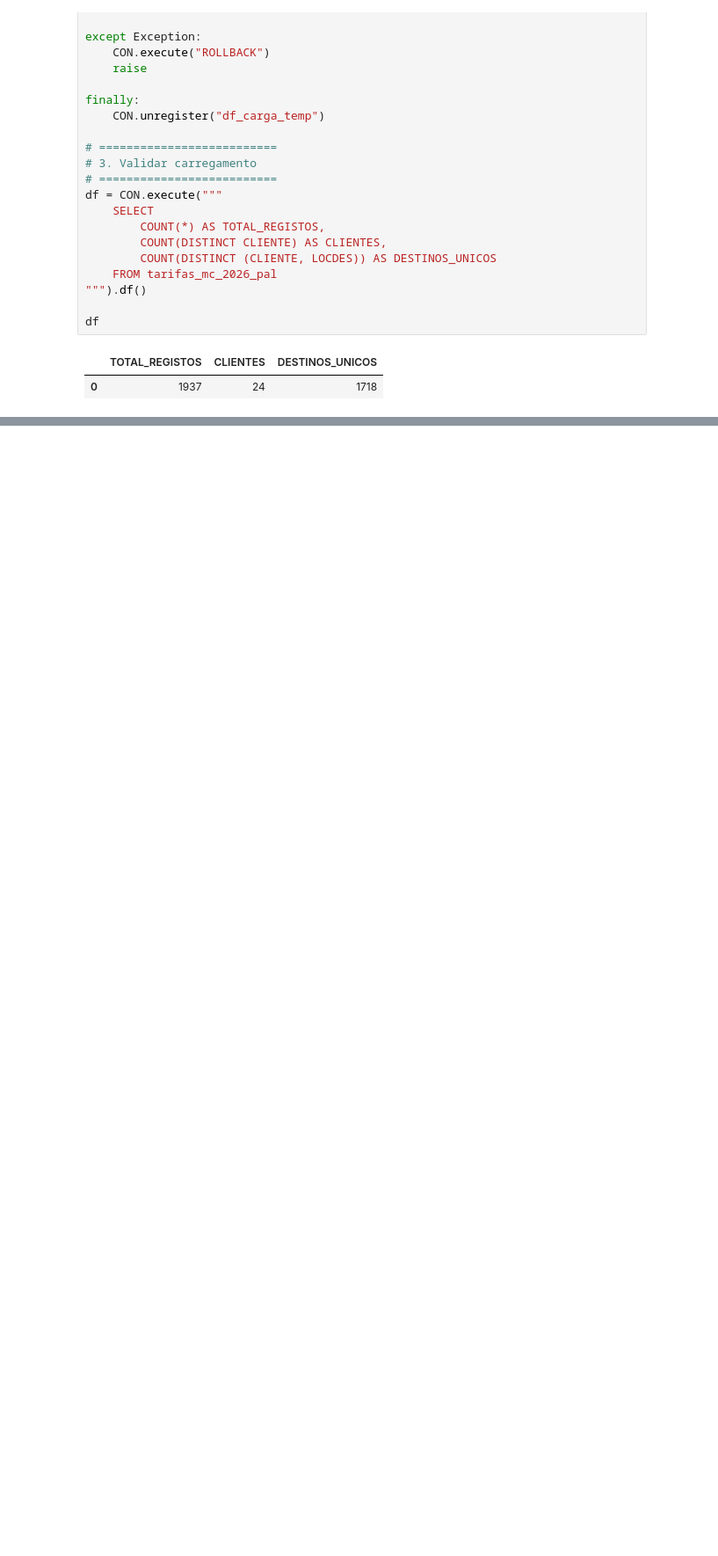
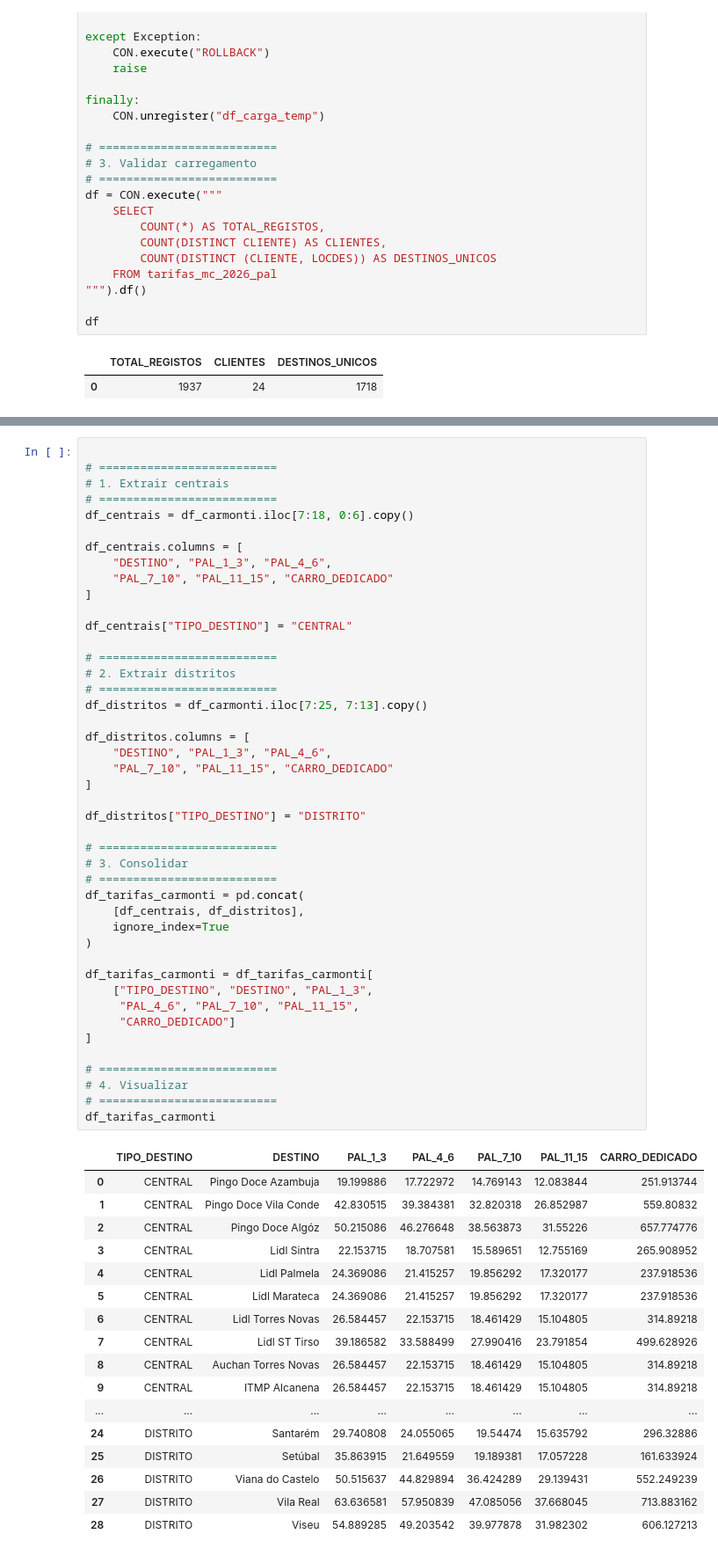
Before and after one commit to ruben-filipe-rocha/Salvesen, a Jupyter notebook: 00.config/tarifas.ipynb, the cells around one changed output, grey strips where cells are left out. Shown at 88% size. Saved outputs shown, nothing was run; the diff lists cells and outputs as text; blank space fills up the shorter version.

```diff
--- a/00.config/tarifas.ipynb
+++ b/00.config/tarifas.ipynb
@@ -755,0 +874,62 @@ df
+# %%
+
+# ==========================
+# 1. Extrair centrais
+# ==========================
+df_centrais = df_carmonti.iloc[7:18, 0:6].copy()
+
+df_centrais.columns = [
+    "DESTINO", "PAL_1_3", "PAL_4_6",
+    "PAL_7_10", "PAL_11_15", "CARRO_DEDICADO"
+]
+
+df_centrais["TIPO_DESTINO"] = "CENTRAL"
+
+# ==========================
+# 2. Extrair distritos
+# ==========================
+df_distritos = df_carmonti.iloc[7:25, 7:13].copy()
+
+df_distritos.columns = [
+    "DESTINO", "PAL_1_3", "PAL_4_6",
+    "PAL_7_10", "PAL_11_15", "CARRO_DEDICADO"
+]
+
+df_distritos["TIPO_DESTINO"] = "DISTRITO"
+
+# ==========================
+# 3. Consolidar
+# ==========================
+df_tarifas_carmonti = pd.concat(
+    [df_centrais, df_distritos],
+    ignore_index=True
+)
+
+df_tarifas_carmonti = df_tarifas_carmonti[
+    ["TIPO_DESTINO", "DESTINO", "PAL_1_3",
+     "PAL_4_6", "PAL_7_10", "PAL_11_15",
+     "CARRO_DEDICADO"]
+]
+
+# ==========================
+# 4. Visualizar
+# ==========================
+df_tarifas_carmonti
+# %% [output]
+|  | TIPO_DESTINO | DESTINO | PAL_1_3 | PAL_4_6 | PAL_7_10 | PAL_11_15 | CARRO_DEDICADO |
+| 0 | CENTRAL | Pingo Doce Azambuja | 19.199886 | 17.722972 | 14.769143 | 12.083844 | 251.913744 |
+| 1 | CENTRAL | Pingo Doce Vila Conde | 42.830515 | 39.384381 | 32.820318 | 26.852987 | 559.80832 |
+| 2 | CENTRAL | Pingo Doce Algóz | 50.215086 | 46.276648 | 38.563873 | 31.55226 | 657.774776 |
+| 3 | CENTRAL | Lidl Sintra | 22.153715 | 18.707581 | 15.589651 | 12.755169 | 265.908952 |
+| 4 | CENTRAL | Lidl Palmela | 24.369086 | 21.415257 | 19.856292 | 17.320177 | 237.918536 |
+| 5 | CENTRAL | Lidl Marateca | 24.369086 | 21.415257 | 19.856292 | 17.320177 | 237.918536 |
+| 6 | CENTRAL | Lidl Torres Novas | 26.584457 | 22.153715 | 18.461429 | 15.104805 | 314.89218 |
+| 7 | CENTRAL | Lidl ST Tirso | 39.186582 | 33.588499 | 27.990416 | 23.791854 | 499.628926 |
+| 8 | CENTRAL | Auchan Torres Novas | 26.584457 | 22.153715 | 18.461429 | 15.104805 | 314.89218 |
+| 9 | CENTRAL | ITMP Alcanena | 26.584457 | 22.153715 | 18.461429 | 15.104805 | 314.89218 |
+| ... | ... | ... | ... | ... | ... | ... | ... |
+| 24 | DISTRITO | Santarém | 29.740808 | 24.055065 | 19.54474 | 15.635792 | 296.32886 |
+| 25 | DISTRITO | Setúbal | 35.863915 | 21.649559 | 19.189381 | 17.057228 | 161.633924 |
+| 26 | DISTRITO | Viana do Castelo | 50.515637 | 44.829894 | 36.424289 | 29.139431 | 552.249239 |
+| 27 | DISTRITO | Vila Real | 63.636581 | 57.950839 | 47.085056 | 37.668045 | 713.883162 |
+| 28 | DISTRITO | Viseu | 54.889285 | 49.203542 | 39.977878 | 31.982302 | 606.127213 |
```
Also changed, not shown: parts of 7 cells of this notebook.
